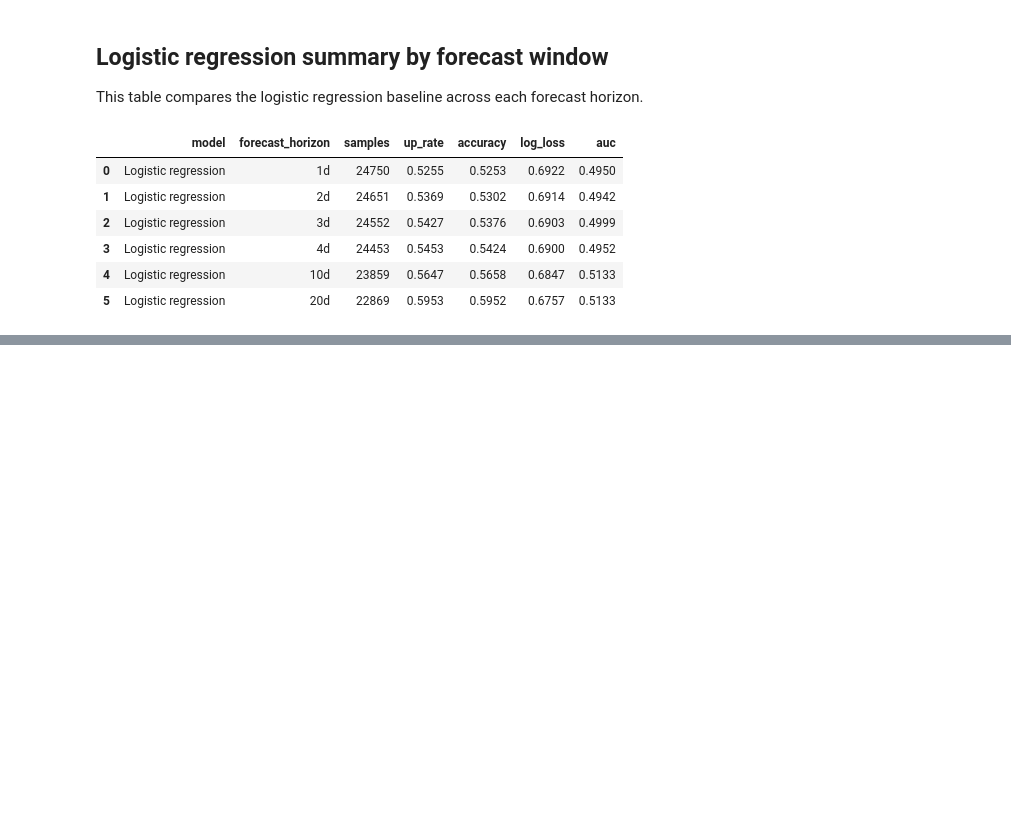
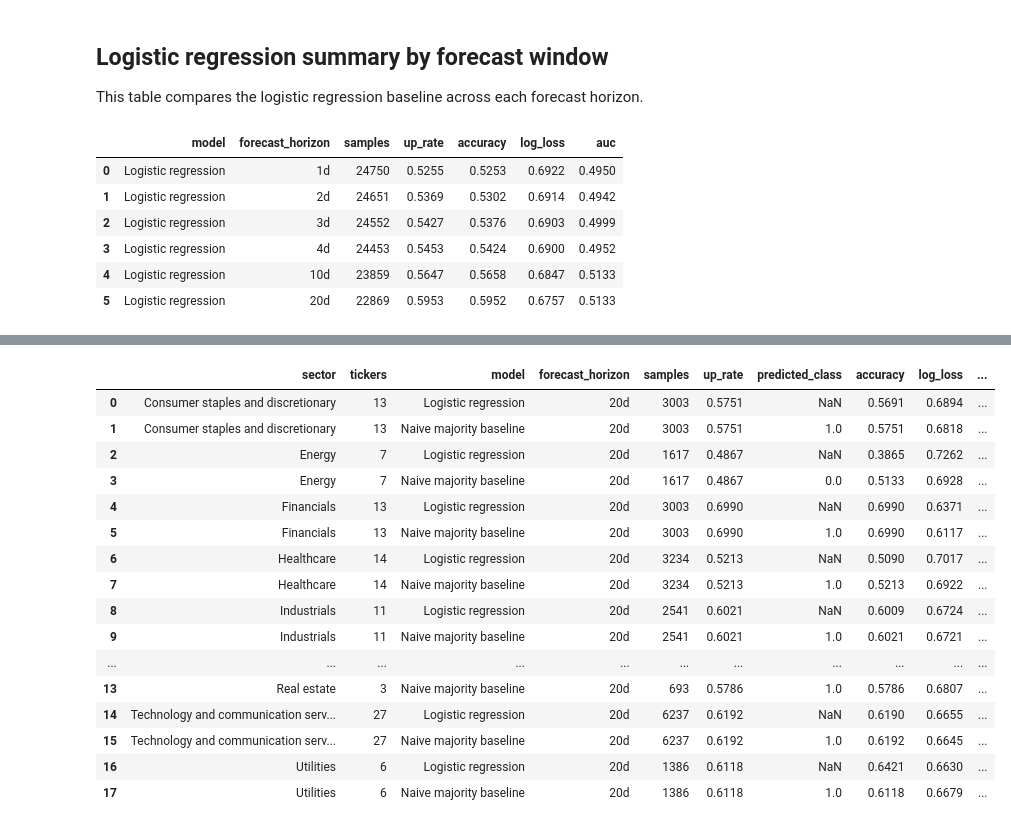
Before and after one commit to iamdavidjackson/financial-bot, a Jupyter notebook: backend/notebooks/02_model_baselines.ipynb, the cells around one changed output, grey strips where cells are left out. Saved outputs shown, nothing was run; the diff lists cells and outputs as text; code cells hidden in the pictures; blank space fills up the shorter version.

Commit message:
add random forest and by sector logistic regression models

```diff
--- a/backend/notebooks/02_model_baselines.ipynb
+++ b/backend/notebooks/02_model_baselines.ipynb
@@ -465,0 +540,80 @@ logistic_results_by_horizon.sort_values('forecast_horizon').reset_index(drop=Tru
+# %%
+SECTOR_FORECAST_HORIZON = 20
+sector_results = []
+sector_logistic_models = {}
+
+for sector, sector_tickers in TICKER_GROUPS.items():
+    sector_ticker_features = {
+        ticker: ticker_features[ticker]
+        for ticker in sector_tickers
+        if ticker in ticker_features
+    }
+
+    if not sector_ticker_features:
+        continue
+
+    sector_target_col = f'target_up_{SECTOR_FORECAST_HORIZON}d'
+    sector_model_data = get_model_data(
+        sector_ticker_features,
+        LOGISTIC_BASELINE_FEATURES,
+        SECTOR_FORECAST_HORIZON,
+    )
+
+    (
+        sector_train_rows,
+        sector_test_rows,
+        sector_scaler,
+        sector_X_train,
+        sector_X_test,
+        sector_y_train,
+        sector_y_test,
+    ) = get_train_test_data(
+        sector_model_data,
+        LOGISTIC_BASELINE_FEATURES,
+        sector_target_col,
+        TRAIN_END,
+        TEST_START,
+    )
+
+    sector_naive_results = get_naive_baseline_results(sector_y_test, SECTOR_FORECAST_HORIZON)
+    sector_logistic_model, sector_logistic_results = get_logistic_regression_results(
+        sector_X_train,
+        sector_y_train,
+        sector_X_test,
+        sector_y_test,
+        SECTOR_FORECAST_HORIZON,
+    )
+
+    sector_naive_accuracy = sector_naive_results['accuracy'].iloc[0]
+    sector_comparison = pd.concat([sector_naive_results, sector_logistic_results], ignore_index=True)
+    sector_comparison.insert(0, 'sector', sector)
+    sector_comparison.insert(1, 'tickers', len(sector_ticker_features))
+    sector_comparison['naive_accuracy'] = sector_naive_accuracy
+    sector_comparison['beats_naive'] = sector_comparison['accuracy'] > sector_naive_accuracy
+
+    sector_results.append(sector_comparison)
+    sector_logistic_models[sector] = sector_logistic_model
+
+sector_logistic_20d_results = pd.concat(sector_results, ignore_index=True)
+sector_logistic_20d_results = sector_logistic_20d_results.sort_values(
+    ['sector', 'model']
+).reset_index(drop=True)
+sector_logistic_20d_results
+# %% [output]
+|  | sector | tickers | model | forecast_horizon | samples | up_rate | predicted_class | accuracy | log_loss | ... |
+| 0 | Consumer staples and discretionary | 13 | Logistic regression | 20d | 3003 | 0.5751 | NaN | 0.5691 | 0.6894 | ... |
+| 1 | Consumer staples and discretionary | 13 | Naive majority baseline | 20d | 3003 | 0.5751 | 1.0 | 0.5751 | 0.6818 | ... |
+| 2 | Energy | 7 | Logistic regression | 20d | 1617 | 0.4867 | NaN | 0.3865 | 0.7262 | ... |
+| 3 | Energy | 7 | Naive majority baseline | 20d | 1617 | 0.4867 | 0.0 | 0.5133 | 0.6928 | ... |
+| 4 | Financials | 13 | Logistic regression | 20d | 3003 | 0.6990 | NaN | 0.6990 | 0.6371 | ... |
+| 5 | Financials | 13 | Naive majority baseline | 20d | 3003 | 0.6990 | 1.0 | 0.6990 | 0.6117 | ... |
+| 6 | Healthcare | 14 | Logistic regression | 20d | 3234 | 0.5213 | NaN | 0.5090 | 0.7017 | ... |
+| 7 | Healthcare | 14 | Naive majority baseline | 20d | 3234 | 0.5213 | 1.0 | 0.5213 | 0.6922 | ... |
+| 8 | Industrials | 11 | Logistic regression | 20d | 2541 | 0.6021 | NaN | 0.6009 | 0.6724 | ... |
+| 9 | Industrials | 11 | Naive majority baseline | 20d | 2541 | 0.6021 | 1.0 | 0.6021 | 0.6721 | ... |
+| ... | ... | ... | ... | ... | ... | ... | ... | ... | ... | ... |
+| 13 | Real estate | 3 | Naive majority baseline | 20d | 693 | 0.5786 | 1.0 | 0.5786 | 0.6807 | ... |
+| 14 | Technology and communication serv... | 27 | Logistic regression | 20d | 6237 | 0.6192 | NaN | 0.6190 | 0.6655 | ... |
+| 15 | Technology and communication serv... | 27 | Naive majority baseline | 20d | 6237 | 0.6192 | 1.0 | 0.6192 | 0.6645 | ... |
+| 16 | Utilities | 6 | Logistic regression | 20d | 1386 | 0.6118 | NaN | 0.6421 | 0.6630 | ... |
+| 17 | Utilities | 6 | Naive majority baseline | 20d | 1386 | 0.6118 | 1.0 | 0.6118 | 0.6679 | ... |
```
Also changed, not shown: parts of 5 cells of this notebook.
